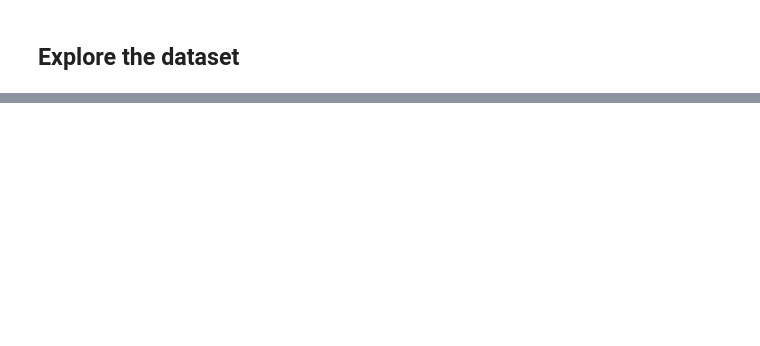
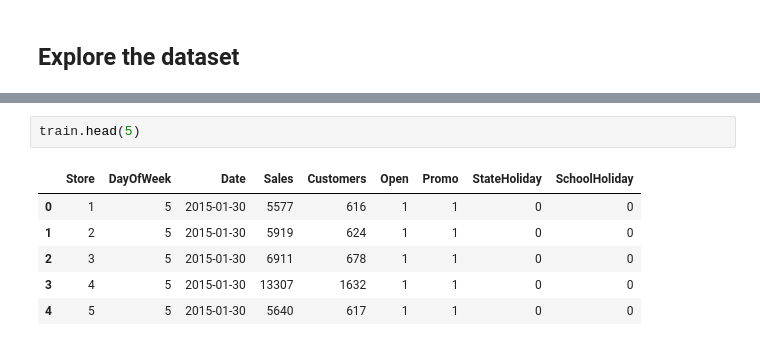
Before and after one commit to laurenzberger/retail-data-challenge, a Jupyter notebook: RetailRegressionChallenge.ipynb, the cells around one changed output, grey strips where cells are left out. Saved outputs shown, nothing was run; the diff lists cells and outputs as text; blank space fills up the shorter version.

```diff
--- a/RetailRegressionChallenge.ipynb
+++ b/RetailRegressionChallenge.ipynb
@@ -112,0 +83,9 @@ test.head(10)
+# %%
+train.head(5)
+# %% [output]
+|  | Store | DayOfWeek | Date | Sales | Customers | Open | Promo | StateHoliday | SchoolHoliday |
+| 0 | 1 | 5 | 2015-01-30 | 5577 | 616 | 1 | 1 | 0 | 0 |
+| 1 | 2 | 5 | 2015-01-30 | 5919 | 624 | 1 | 1 | 0 | 0 |
+| 2 | 3 | 5 | 2015-01-30 | 6911 | 678 | 1 | 1 | 0 | 0 |
+| 3 | 4 | 5 | 2015-01-30 | 13307 | 1632 | 1 | 1 | 0 | 0 |
+| 4 | 5 | 5 | 2015-01-30 | 5640 | 617 | 1 | 1 | 0 | 0 |
```
Also changed, not shown: parts of 15 cells of this notebook.
